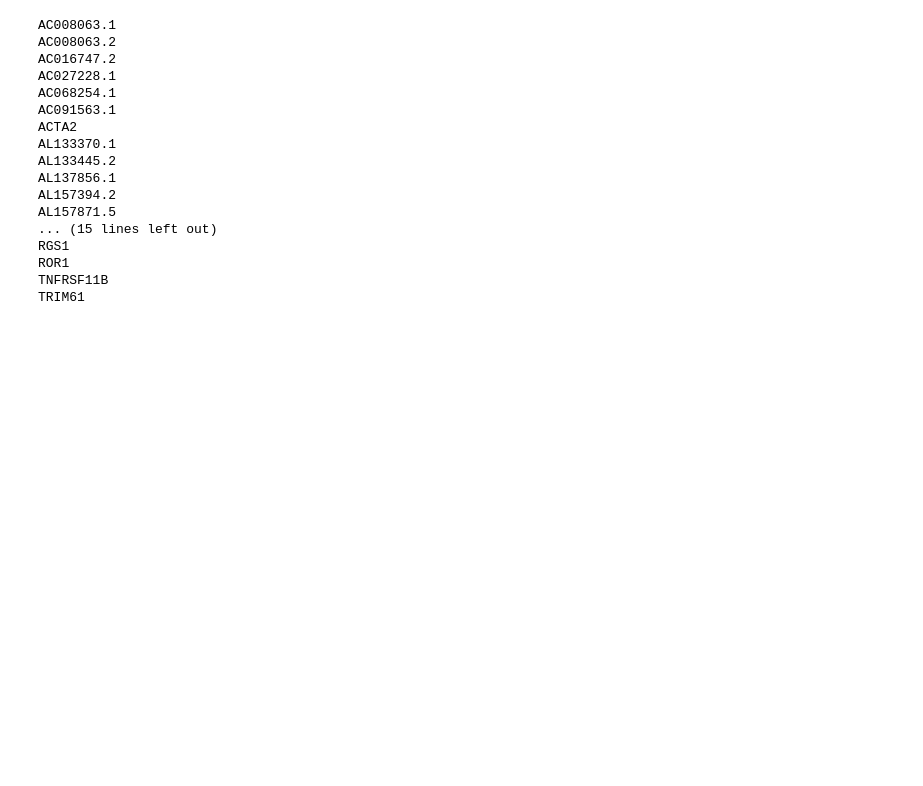
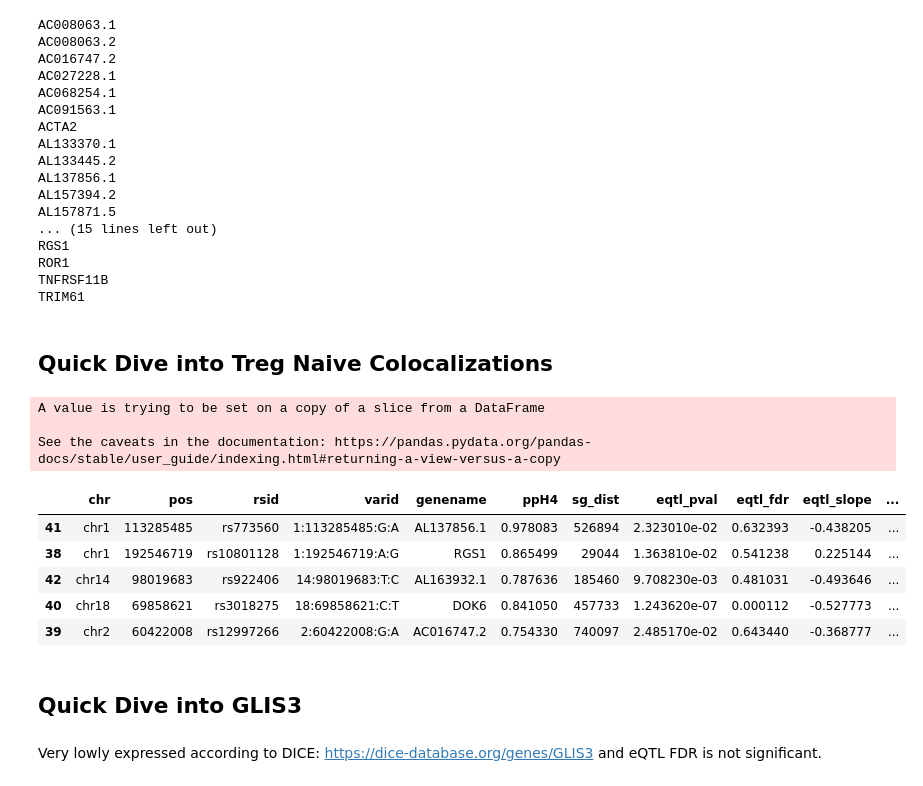
Before and after one commit to joreynajr/dchallenge, a Jupyter notebook: workflow/notebooks/exploratory/Colocalization_with_eQTL_Catalog_No_Filter.ipynb, the cells around one changed output. Cells and saved outputs as stored; diff of their text form; code cells hidden in the pictures; blank space fills up the shorter version.

```diff
--- a/workflow/notebooks/exploratory/Colocalization_with_eQTL_Catalog_No_Filter.ipynb
+++ b/workflow/notebooks/exploratory/Colocalization_with_eQTL_Catalog_No_Filter.ipynb
@@ -240,3 +286,25 @@ RGS1
 ROR1
 TNFRSF11B
 TRIM61
+# %% [markdown]
+## Quick Dive into Treg Naive Colocalizations
+# %%
+treg = t1d_data.loc[t1d_data['ge_source'] == 'Treg_naive', :]
+treg.sort_values(['chr', 'pos'], inplace=True)
+# %% [output]
+A value is trying to be set on a copy of a slice from a DataFrame
+
+See the caveats in the documentation: https://pandas.pydata.org/pandas-docs/stable/user_guide/indexing.html#returning-a-view-versus-a-copy
+# %%
+treg[major_cols]
+# %% [output]
+|  | chr | pos | rsid | varid | genename | ppH4 | sg_dist | eqtl_pval | eqtl_fdr | eqtl_slope | ... |
+| 41 | chr1 | 113285485 | rs773560 | 1:113285485:G:A | AL137856.1 | 0.978083 | 526894 | 2.323010e-02 | 0.632393 | -0.438205 | ... |
+| 38 | chr1 | 192546719 | rs10801128 | 1:192546719:A:G | RGS1 | 0.865499 | 29044 | 1.363810e-02 | 0.541238 | 0.225144 | ... |
+| 42 | chr14 | 98019683 | rs922406 | 14:98019683:T:C | AL163932.1 | 0.787636 | 185460 | 9.708230e-03 | 0.481031 | -0.493646 | ... |
+| 40 | chr18 | 69858621 | rs3018275 | 18:69858621:C:T | DOK6 | 0.841050 | 457733 | 1.243620e-07 | 0.000112 | -0.527773 | ... |
+| 39 | chr2 | 60422008 | rs12997266 | 2:60422008:G:A | AC016747.2 | 0.754330 | 740097 | 2.485170e-02 | 0.643440 | -0.368777 | ... |
+# %% [markdown]
+## Quick Dive into GLIS3
+# %% [markdown]
+Very lowly expressed according to DICE: https://dice-database.org/genes/GLIS3 and eQTL FDR is not significant.
```
Also changed, not shown: parts of 29 cells of this notebook.
